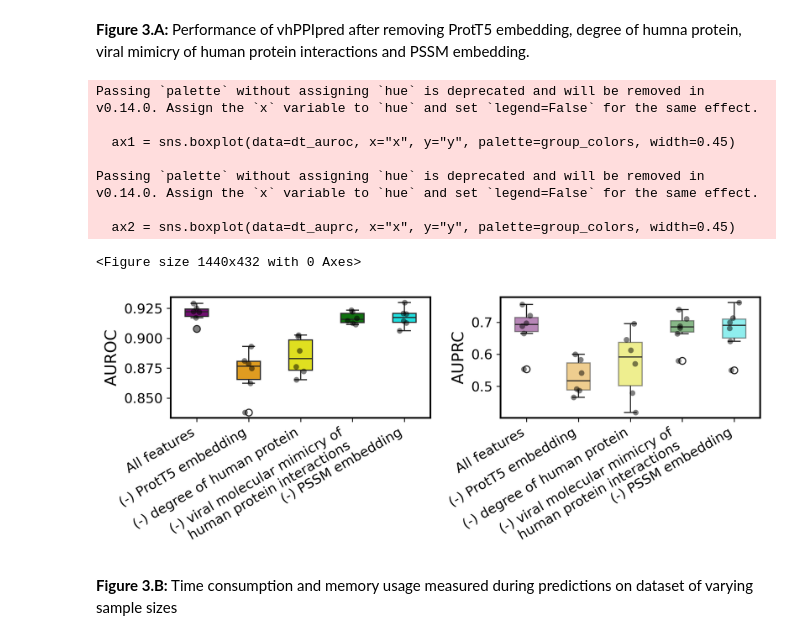
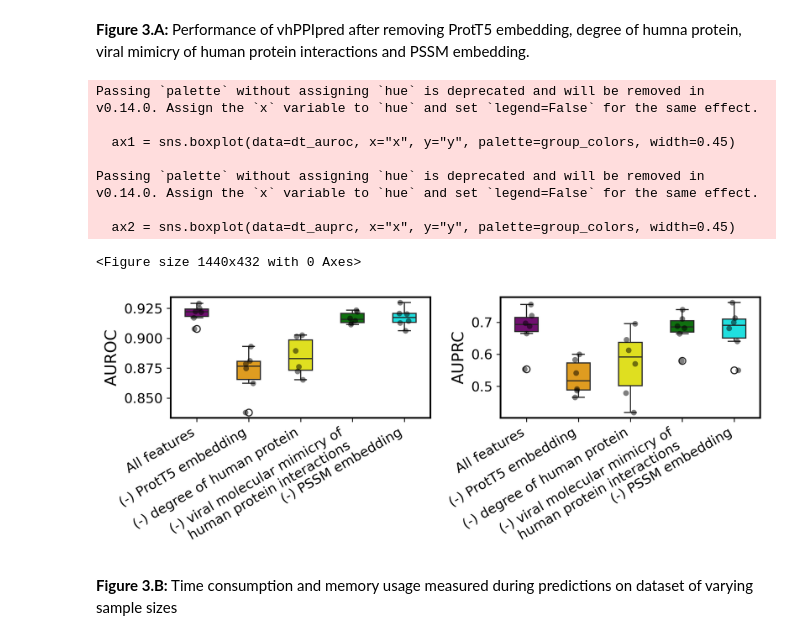
Before and after one commit to ZyuanZhang/vhPPIpred, a Jupyter notebook: FiguresForPaper.ipynb, the cells around one changed output. Cells and saved outputs as stored; diff of their text form; code cells hidden in the pictures.

```diff
--- a/FiguresForPaper.ipynb
+++ b/FiguresForPaper.ipynb
@@ -383,8 +384,8 @@ def boxplot_auroc_auprc_for_ablation(dt_auroc, dt_auprc):
     sns.stripplot(data=dt_auprc, x='x', y='y', color='black', alpha=0.5, ax=ax2)
 
     # 设置透明度
-    for patch in ax2.patches:
-        patch.set_alpha(0.5)  # 透明度设置为 0.5
+    #for patch in ax2.patches:
+    #    patch.set_alpha(0.5)  # 透明度设置为 0.5
 
     ax2.set_xlabel(None)
     ax2.set_ylabel('AUPRC', fontsize=14)
@@ -405,6 +406,86 @@ def boxplot_auroc_auprc_for_ablation(dt_auroc, dt_auprc):
             pad_inches=0.1)
 
     plt.show()
+
+
+def boxplot_auroc_auprc_for_ablation_v2(dt_auroc, dt_auprc):
+    import matplotlib.patches as mpatches
+
+    plt.figure(figsize=(8.27, 2.4), dpi=300)
+    plt.subplots_adjust(wspace=1.2)
+
+    # 显示的x轴标签
+    xtick_labels = ['F1', 'F2', 'F3', 'F4', 'F5']
+
+    # x值的原始顺序
+    order = ['no_del', 'seqEmbed_pca', 'hp_degree', 'vh_simi', 'pssmEmbed_pca']
+
+    # 自定义颜色
+    group_colors = {
+        "no_del": "purple",
+        "seqEmbed_pca": "orange",
+        "hp_degree": "yellow",
+        "vh_simi": "green",
+        "pssmEmbed_pca": "cyan"
+    }
+
+    # AUROC
+    plt.subplot(1, 2, 1)
+    ax1 = sns.boxplot(data=dt_auroc, x="x", y="y", palette=group_colors, order=order, width=0.45)
+    sns.stripplot(data=dt_auroc, x='x', y='y', color='black', alpha=0.5, ax=ax1, order=order)
+    ax1.set_xlabel(None)
+    ax1.set_ylabel('AUROC', fontsize=14)
+    ax1.set_yticks([0.84, 0.88, 0.92])
+    ax1.set_xticklabels(xtick_labels, fontsize=12, rotation=0)
+    plt.yticks(fontsize=12)
+
+    # AUPRC
+    plt.subplot(1, 2, 2)
+    ax2 = sns.boxplot(data=dt_auprc, x="x", y="y", palette=group_colors, order=order, width=0.45)
+    sns.stripplot(data=dt_auprc, x='x', y='y', color='black', alpha=0.5, ax=ax2, order=order)
+    ax2.set_xlabel(None)
+    ax2.set_ylabel('AUPRC', fontsize=14)
+    ax2.set_xticklabels(xtick_labels, fontsize=12, rotation=0)
+    plt.yticks(fontsize=12)
+
+    plt.tight_layout()
+
+    # 设置所有边框宽度
+    for ax in plt.gcf().axes:
+        for spine in ax.spines.values():
+            spine.set_linewidth(1.5)
+
+    # 添加图例（FeatureX 对应含义）
+    legend_labels = [
+        "F1: All features",
+        "F2: Remove ProtT5 embedding",
+        "F3: Remove degree of human protein",
+        "F4: Remove viral molecular mimicry of human protein interactions",
+        "F5: Remove PSSM embedding"
+    ]
+    legend_patches = [
+        mpatches.Patch(color=group_colors[key], label=label)
+        for key, label in zip(order, legend_labels)
+    ]
+    plt.gcf().legend(
+        handles=legend_patches,
+        loc='lower center',
+        bbox_to_anchor=(0.5, -0.25),
+        ncol=2,
+        fontsize=10,
+        frameon=False,  # 去掉边框
+        handlelength=1.5,
+        columnspacing=1.5
+    )
+
+    plt.savefig("./FigForPaper/Fig3A.pdf",
+                format="pdf",
+                dpi=300,
+                bbox_inches="tight",
+                pad_inches=0.1)
+
+    plt.show()
+
 
 
 if __name__ == "__main__":
@@ -415,34 +496,34 @@ if __name__ == "__main__":
     dt5 = pd.read_csv("./tmp_res/ablationexp_pssmEmbed_pca.txt", sep="\t", names=["modelname","feat","acc","prec","rec","f1","auroc","auprc"])
     dt_auroc, dt_auprc = [], []
     for i in range(dt1.shape[0]):
         dt_auroc.append(["no_del",dt1["auroc"][i]])
         dt_auprc.append(["no_del",dt1["auprc"][i]])
     for i in range(dt2.shape[0]):
         dt_auroc.append(["seqEmbed_pca",dt2["auroc"][i]])
         dt_auprc.append(["seqEmbed_pca",dt2["auprc"][i]])
     for i in range(dt3.shape[0]):
         dt_auroc.append(["hp_degree",dt3["auroc"][i]])
         dt_auprc.append(["hp_degree",dt3["auprc"][i]])
     for i in range(dt4.shape[0]):
         dt_auroc.append(["vh_simi",dt4["auroc"][i]])
         dt_auprc.append(["vh_simi",dt4["auprc"][i]])
     for i in range(dt5.shape[0]):
         dt_auroc.append(["pssmEmbed_pca",dt5["auroc"][i]])
         dt_auprc.append(["pssmEmbed_pca",dt5["auprc"][i]])
 
     dt_auroc = pd.DataFrame(dt_auroc, columns=["x","y"])
     dt_auprc = pd.DataFrame(dt_auprc, columns=["x","y"])
     boxplot_auroc_auprc_for_ablation(dt_auroc=dt_auroc, dt_auprc=dt_auprc)
 # %% [output]
 Passing `palette` without assigning `hue` is deprecated and will be removed in v0.14.0. Assign the `x` variable to `hue` and set `legend=False` for the same effect.
 
   ax1 = sns.boxplot(data=dt_auroc, x="x", y="y", palette=group_colors, width=0.45)
 
 Passing `palette` without assigning `hue` is deprecated and will be removed in v0.14.0. Assign the `x` variable to `hue` and set `legend=False` for the same effect.
 
   ax2 = sns.boxplot(data=dt_auprc, x="x", y="y", palette=group_colors, width=0.45)
 <Figure size 1440x432 with 0 Axes>
-[figure, old version]
+[figure, new version]
 # %% [markdown]
 **Figure 3.B:** Time consumption and memory usage measured during predictions on dataset of varying sample sizes
 # %%
```
Also changed, not shown: parts of 3 cells of this notebook, 5 other files.
